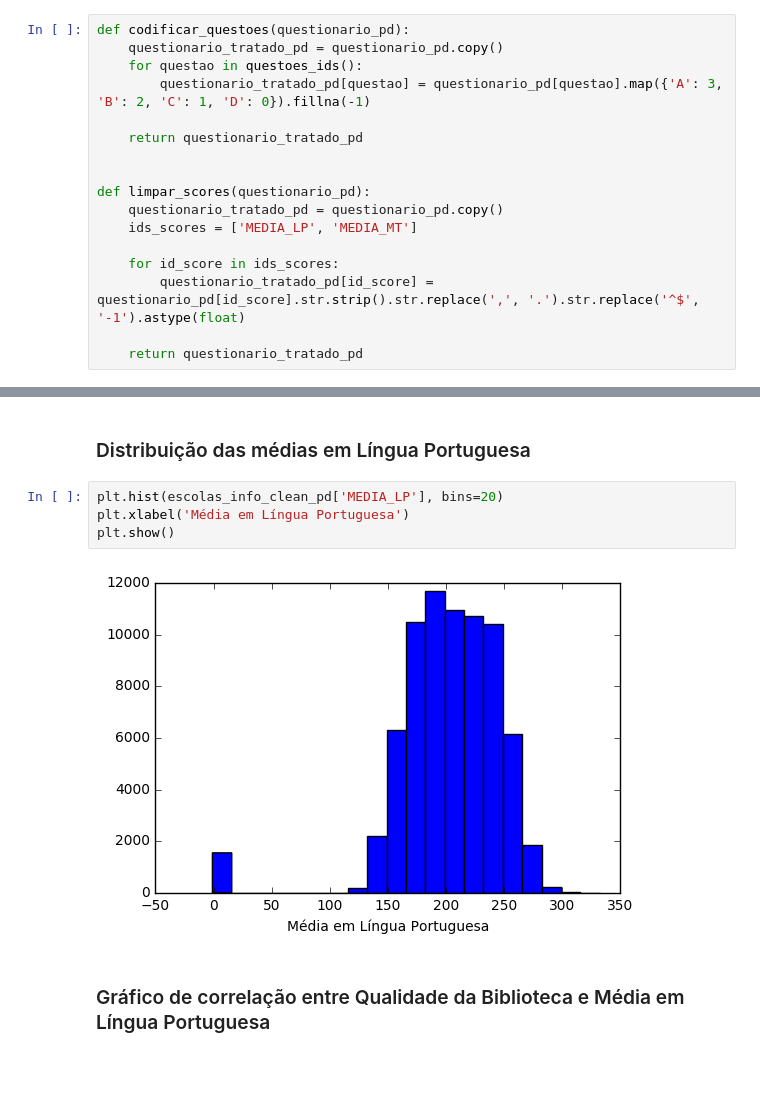
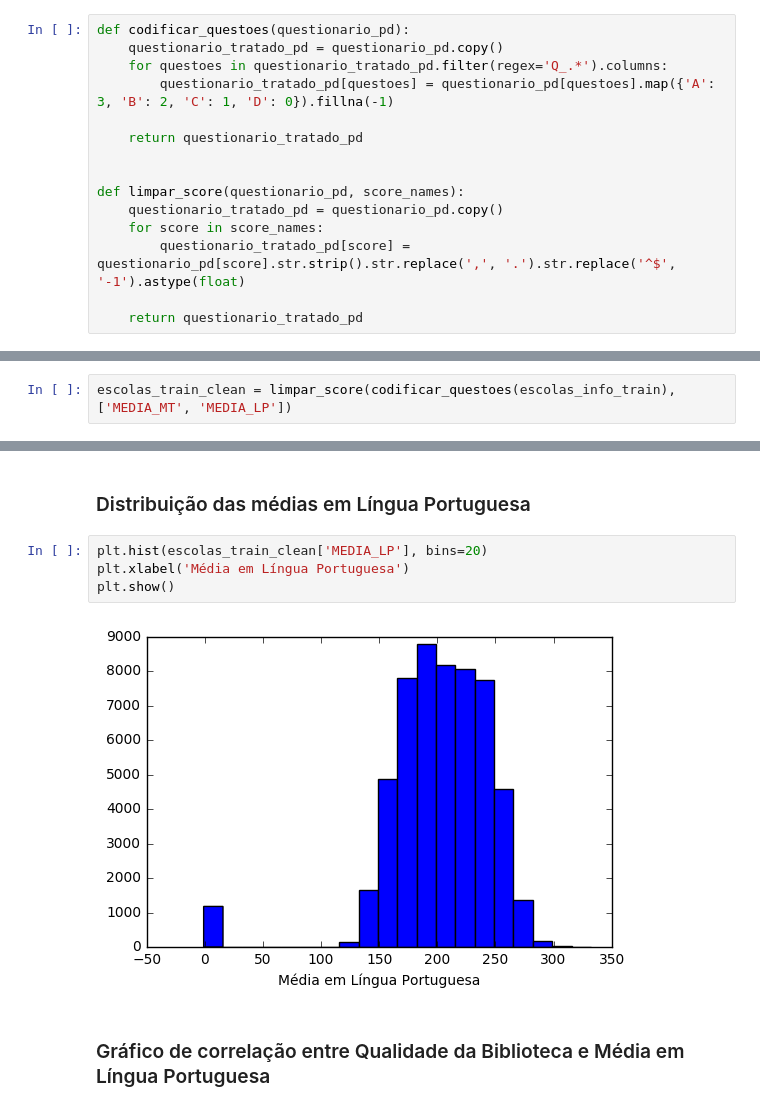
Before and after one commit to ffmmjj/desafio-dados-2016, a Jupyter notebook: experiments/Analise Exploratoria.ipynb, the cells around one changed output, grey strips where cells are left out. Drawn from its saved outputs; the diff is of its cells as text; blank space fills up the shorter version.

```diff
--- a/experiments/Analise Exploratoria.ipynb
+++ b/experiments/Analise Exploratoria.ipynb
@@ -110,17 +36,15 @@ dicionario_questoes_escola = {
 # %%
 def codificar_questoes(questionario_pd):
     questionario_tratado_pd = questionario_pd.copy()
-    for questao in questoes_ids():
-        questionario_tratado_pd[questao] = questionario_pd[questao].map({'A': 3, 'B': 2, 'C': 1, 'D': 0}).fillna(-1)
+    for questoes in questionario_tratado_pd.filter(regex='Q_.*').columns:
+        questionario_tratado_pd[questoes] = questionario_pd[questoes].map({'A': 3, 'B': 2, 'C': 1, 'D': 0}).fillna(-1)
 
     return questionario_tratado_pd
 
 
-def limpar_scores(questionario_pd):
+def limpar_score(questionario_pd, score_names):
     questionario_tratado_pd = questionario_pd.copy()
-    ids_scores = ['MEDIA_LP', 'MEDIA_MT']
-
-    for id_score in ids_scores:
-        questionario_tratado_pd[id_score] = questionario_pd[id_score].str.strip().str.replace(',', '.').str.replace('^$', '-1').astype(float)
+    for score in score_names:
+        questionario_tratado_pd[score] = questionario_pd[score].str.strip().str.replace(',', '.').str.replace('^$', '-1').astype(float)
 
     return questionario_tratado_pd
@@ -129,3 +51,5 @@ escolas_info_clean_pd = limpar_scores(codificar_questoes(escolas_info_pd))
+# %%
+escolas_train_clean = limpar_score(codificar_questoes(escolas_info_train), ['MEDIA_MT', 'MEDIA_LP'])
 # %% [markdown]
 ### Checagem de correlações
 # %%
@@ -148,11 +70,11 @@ dez_questoes_com_maiores_correlacoes = media_lp_corrs.sort_values(ascending=Fals
 # %% [markdown]
 ### Distribuição das médias em Língua Portuguesa
 # %%
-plt.hist(escolas_info_clean_pd['MEDIA_LP'], bins=20)
+plt.hist(escolas_train_clean['MEDIA_LP'], bins=20)
 plt.xlabel('Média em Língua Portuguesa')
 plt.show()
 # %% [output]
-[figure, old version]
+[figure, new version]
 # %% [markdown]
 ### Gráfico de correlação entre Qualidade da Biblioteca e Média em Língua Portuguesa
 # %%
```
Also changed, not shown: parts of 10 cells of this notebook, 2 other files.
